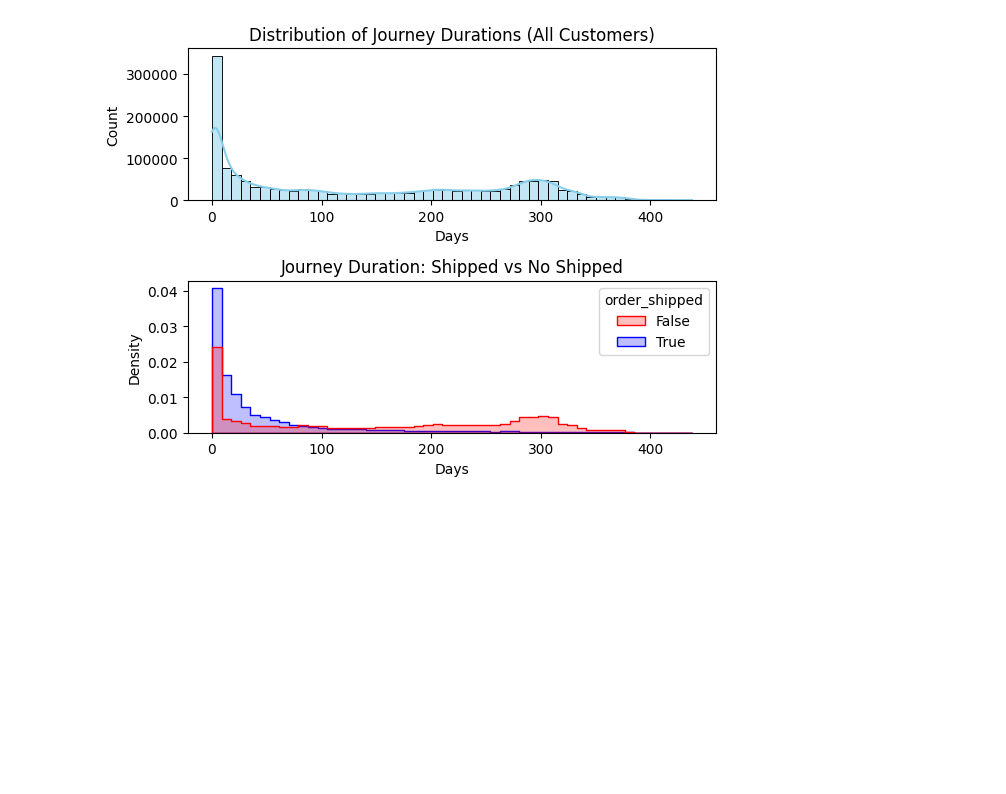
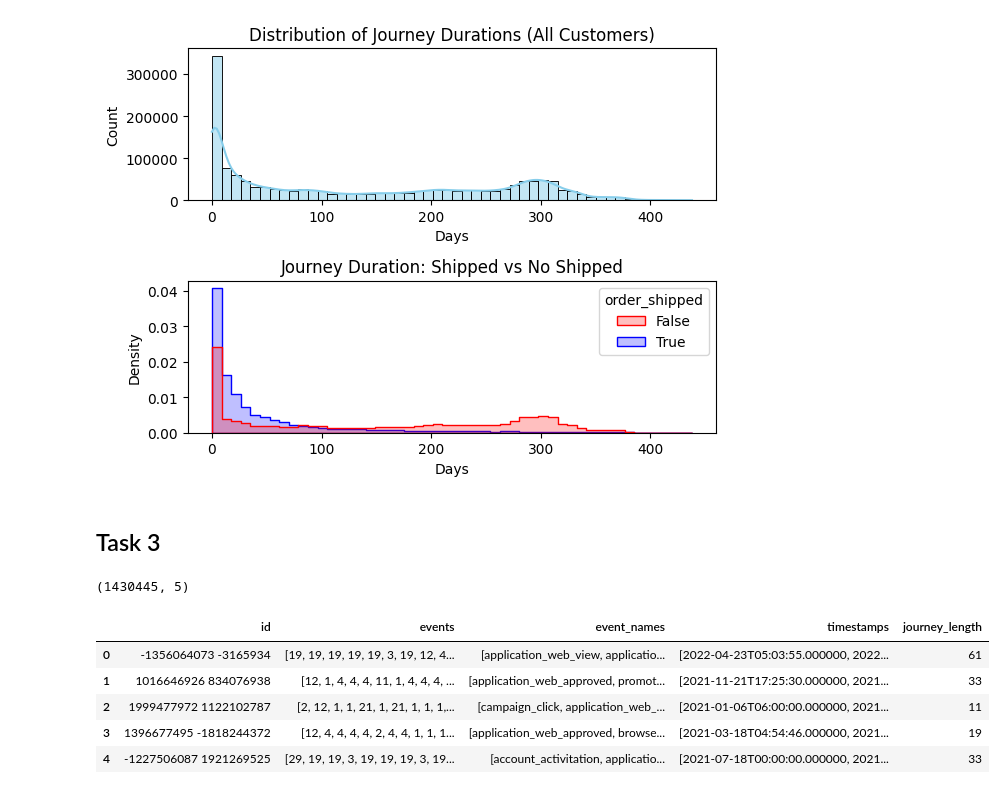
Before and after one commit to yubenjamin2022/UCLAStatsM148, a Jupyter notebook: assignment1.ipynb, the cells around one changed output. Cells and saved outputs as stored; diff of their text form; code cells hidden in the pictures; blank space fills up the shorter version.

```diff
--- a/assignment1.ipynb
+++ b/assignment1.ipynb
@@ -311,3 +312,5 @@ plt.tight_layout()
 plt.show()
 # %% [output]
 [figure]
+# %% [markdown]
+## Task 3
@@ -313,0 +319,13 @@ plt.show()
+# %%
+df.shape
+# %% [output]
+(1430445, 5)
+# %%
+df.head()
+# %% [output]
+|  | id | events | event_names | timestamps | journey_length |
+| 0 | -1356064073 -3165934 | [19, 19, 19, 19, 19, 3, 19, 12, 4... | [application_web_view, applicatio... | [2022-04-23T05:03:55.000000, 2022... | 61 |
+| 1 | 1016646926 834076938 | [12, 1, 4, 4, 4, 11, 1, 4, 4, 4, ... | [application_web_approved, promot... | [2021-11-21T17:25:30.000000, 2021... | 33 |
+| 2 | 1999477972 1122102787 | [2, 12, 1, 1, 21, 1, 21, 1, 1, 1,... | [campaign_click, application_web_... | [2021-01-06T06:00:00.000000, 2021... | 11 |
+| 3 | 1396677495 -1818244372 | [12, 4, 4, 4, 4, 2, 4, 4, 1, 1, 1... | [application_web_approved, browse... | [2021-03-18T04:54:46.000000, 2021... | 19 |
+| 4 | -1227506087 1921269525 | [29, 19, 19, 3, 19, 19, 19, 3, 19... | [account_activitation, applicatio... | [2021-07-18T00:00:00.000000, 2021... | 33 |
```
Also changed, not shown: parts of 16 cells of this notebook.
